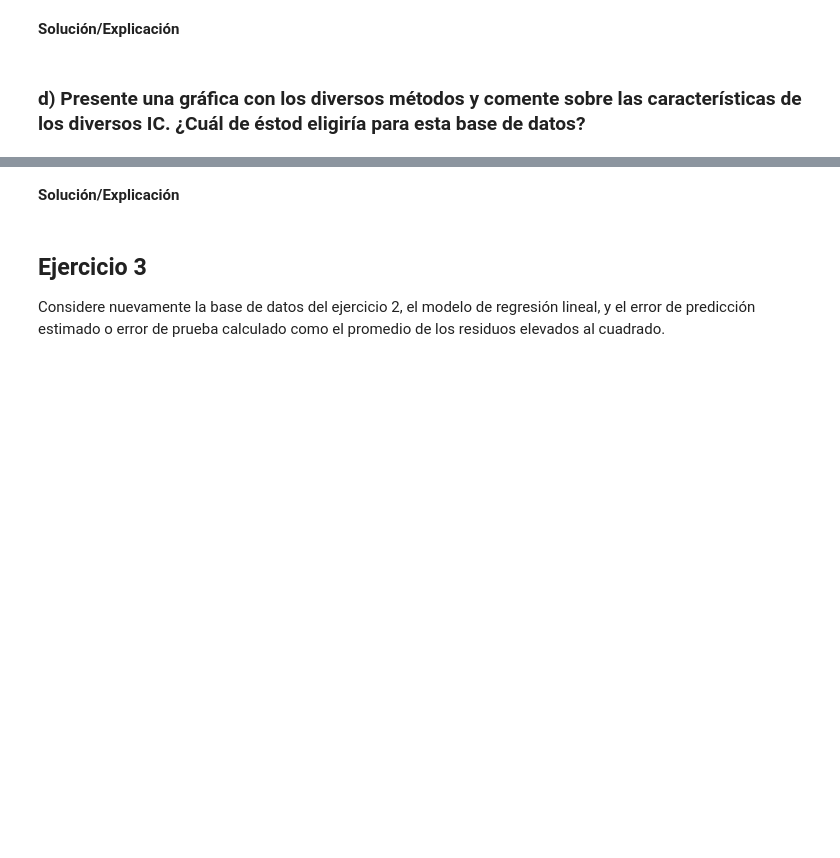
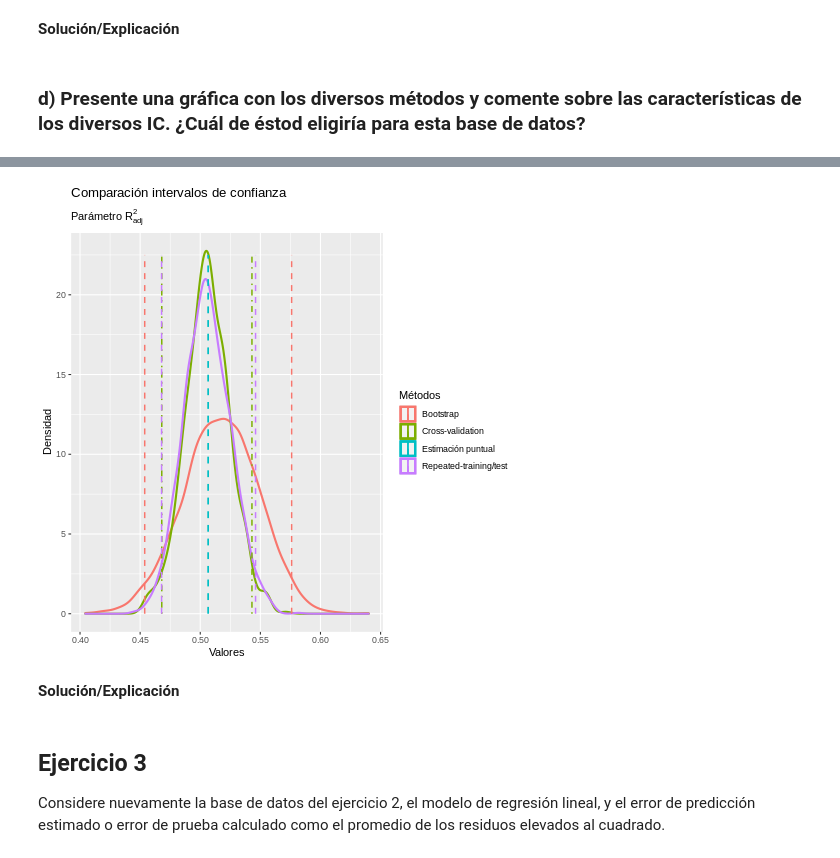
Before and after one commit to arriagajorge/eval-selc-models, a Jupyter notebook: Tarea3_SML.ipynb, the cells around one changed output, grey strips where cells are left out. Saved outputs shown, nothing was run; the diff lists cells and outputs as text; code cells hidden in the pictures; blank space fills up the shorter version.

```diff
--- a/Tarea3_SML.ipynb
+++ b/Tarea3_SML.ipynb
@@ -152,3 +485,30 @@ NULL
+# %%
+%%R
+# Code
+
+ggplot(data = NULL) +
+  geom_density(aes(x=boot_r2.adj.5k$t, color="Bootstrap"), size=1) +
+  geom_density(aes(x=CV.k4.B200, color="Cross-validation"), size=1) +
+  geom_density(aes(x=vsa.75.2000, color="Repeated-training/test"), size=1) +
+  geom_linerange(aes(0.4538, ymin = 0, ymax=22.5,
+                     color="Bootstrap"), size=0.7, linetype = "dashed") +
+  geom_linerange(aes(0.5760, ymin = 0, ymax=22.5,
+                     color="Bootstrap"), size=0.7, linetype = "dashed") +
+  geom_linerange(aes(0.4679877, ymin = 0, ymax=22.5,
+                     color="Cross-validation"), size=0.7, linetype = "dotdash") +
+  geom_linerange(aes(0.543, ymin = 0, ymax=22.5,
+                     color="Cross-validation"), size=0.7, linetype = "dotdash") +
+  geom_linerange(aes(0.4678404, ymin = 0, ymax=22.5,
+                     color="Repeated-training/test"), size=0.7, linetype = "dashed") +
+  geom_linerange(aes(0.546, ymin = 0, ymax=22.5,
+                     color="Repeated-training/test"), size=0.7, linetype = "dashed") +
+  geom_linerange(aes(est_r2.adj, ymin = 0, ymax=22.5,
+                     color="Estimación puntual"), size=0.8, linetype = "dashed") +
+  labs(x="Valores", y="Densidad",
+       title=TeX("Comparación intervalos de confianza"), subtitle =
+         TeX("Parámetro $\\R^2_{adj}$"), color="Métodos")
+# %% [output]
+[figure, added]
 # %% [markdown]
 **Solución/Explicación**
 # %% [markdown]
```
Also changed, not shown: parts of 32 cells of this notebook.
